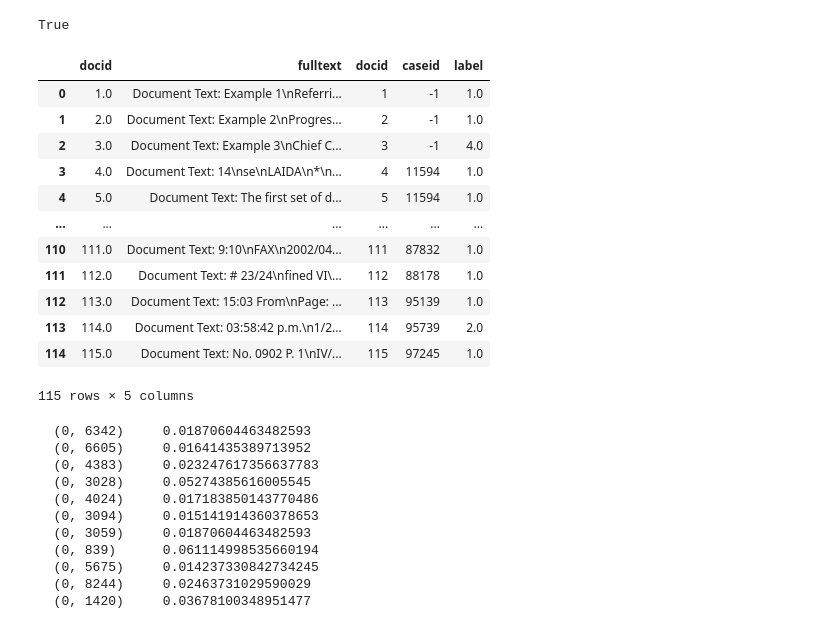
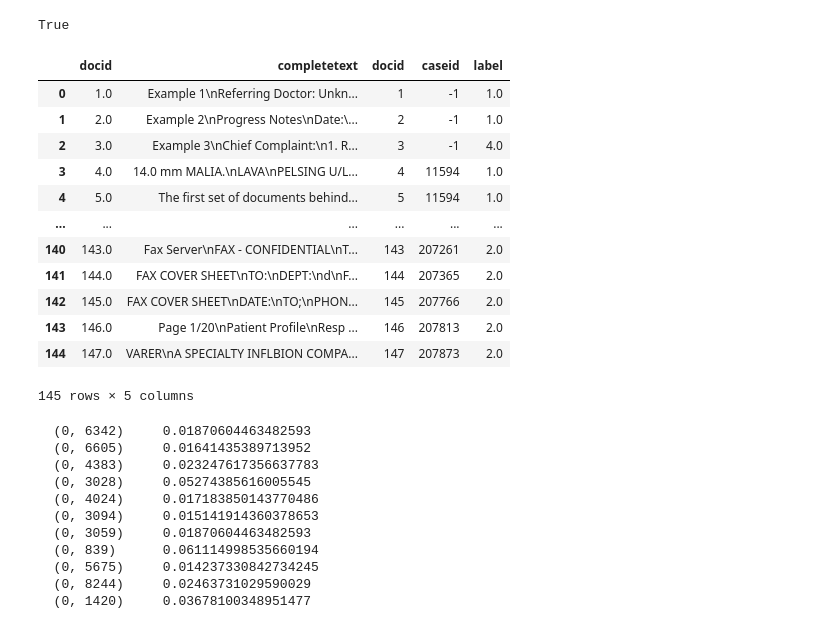
Before and after one commit to kerryqliu/stats170, a Jupyter notebook: tfidftesting.ipynb, the cells around one changed output. Drawn from its saved outputs; the diff is of its cells as text; code cells hidden in the pictures.

```diff
--- a/tfidftesting.ipynb
+++ b/tfidftesting.ipynb
@@ -29,23 +29,23 @@ nltk.download('stopwords')
 [nltk_data]   Unzipping corpora/stopwords.zip.
 True
 # %%
-query2 = "SELECT * from fullDocuments f join documentLabels d on f.docid = d.docid;"
+query2 = "SELECT * from completeDocs f join documentLabels d on f.docid = d.docid;"
 fulldocs = pd.read_sql_query(query2, con=engine)
 fulldocs
 # %% [output]
-|  | docid | fulltext | docid | caseid | label |
-| 0 | 1.0 | Document Text: Example 1\nReferri... | 1 | -1 | 1.0 |
-| 1 | 2.0 | Document Text: Example 2\nProgres... | 2 | -1 | 1.0 |
-| 2 | 3.0 | Document Text: Example 3\nChief C... | 3 | -1 | 4.0 |
-| 3 | 4.0 | Document Text: 14\nse\nLAIDA\n*\n... | 4 | 11594 | 1.0 |
-| 4 | 5.0 | Document Text: The first set of d... | 5 | 11594 | 1.0 |
+|  | docid | completetext | docid | caseid | label |
+| 0 | 1.0 | Example 1\nReferring Doctor: Unkn... | 1 | -1 | 1.0 |
+| 1 | 2.0 | Example 2\nProgress Notes\nDate:\... | 2 | -1 | 1.0 |
+| 2 | 3.0 | Example 3\nChief Complaint:\n1. R... | 3 | -1 | 4.0 |
+| 3 | 4.0 | 14.0 mm MALIA.\nLAVA\nPELSING U/L... | 4 | 11594 | 1.0 |
+| 4 | 5.0 | The first set of documents behind... | 5 | 11594 | 1.0 |
 | ... | ... | ... | ... | ... | ... |
-| 110 | 111.0 | Document Text: 9:10\nFAX\n2002/04... | 111 | 87832 | 1.0 |
-| 111 | 112.0 | Document Text: # 23/24\nfined VI\... | 112 | 88178 | 1.0 |
-| 112 | 113.0 | Document Text: 15:03 From\nPage: ... | 113 | 95139 | 1.0 |
-| 113 | 114.0 | Document Text: 03:58:42 p.m.\n1/2... | 114 | 95739 | 2.0 |
-| 114 | 115.0 | Document Text: No. 0902 P. 1\nIV/... | 115 | 97245 | 1.0 |
+| 140 | 143.0 | Fax Server\nFAX - CONFIDENTIAL\nT... | 143 | 207261 | 2.0 |
+| 141 | 144.0 | FAX COVER SHEET\nTO:\nDEPT:\nd\nF... | 144 | 207365 | 2.0 |
+| 142 | 145.0 | FAX COVER SHEET\nDATE:\nTO;\nPHON... | 145 | 207766 | 2.0 |
+| 143 | 146.0 | Page 1/20\nPatient Profile\nResp ... | 146 | 207813 | 2.0 |
+| 144 | 147.0 | VARER\nA SPECIALTY INFLBION COMPA... | 147 | 207873 | 2.0 |
-115 rows × 5 columns
+145 rows × 5 columns
 # %%
 corpus = []
 tags = []
```
Also changed, not shown: parts of 6 cells of this notebook.
